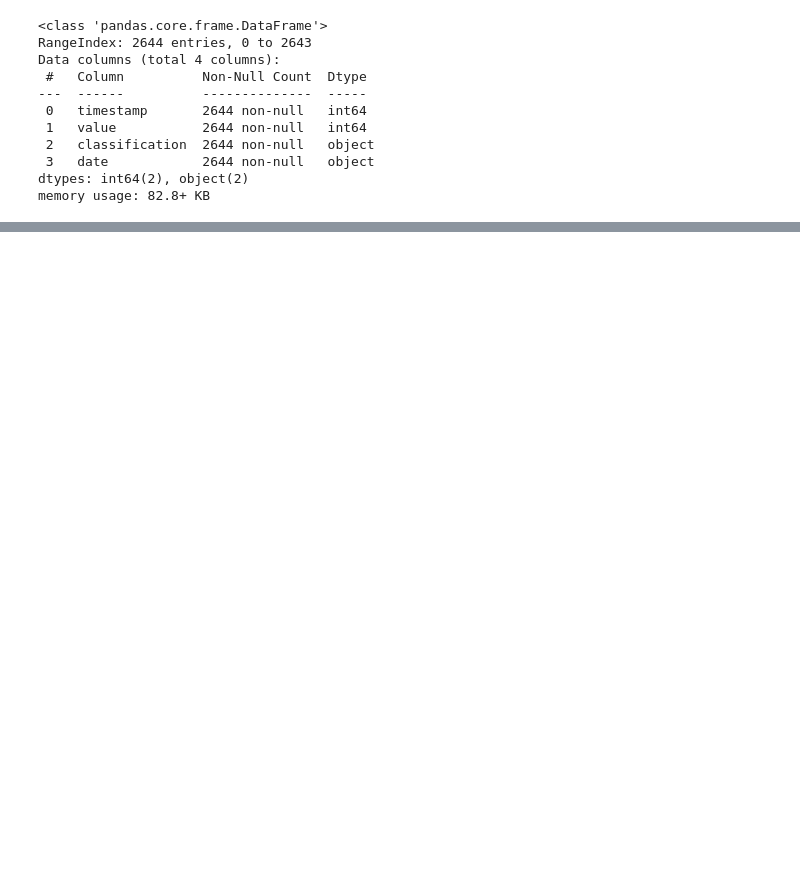
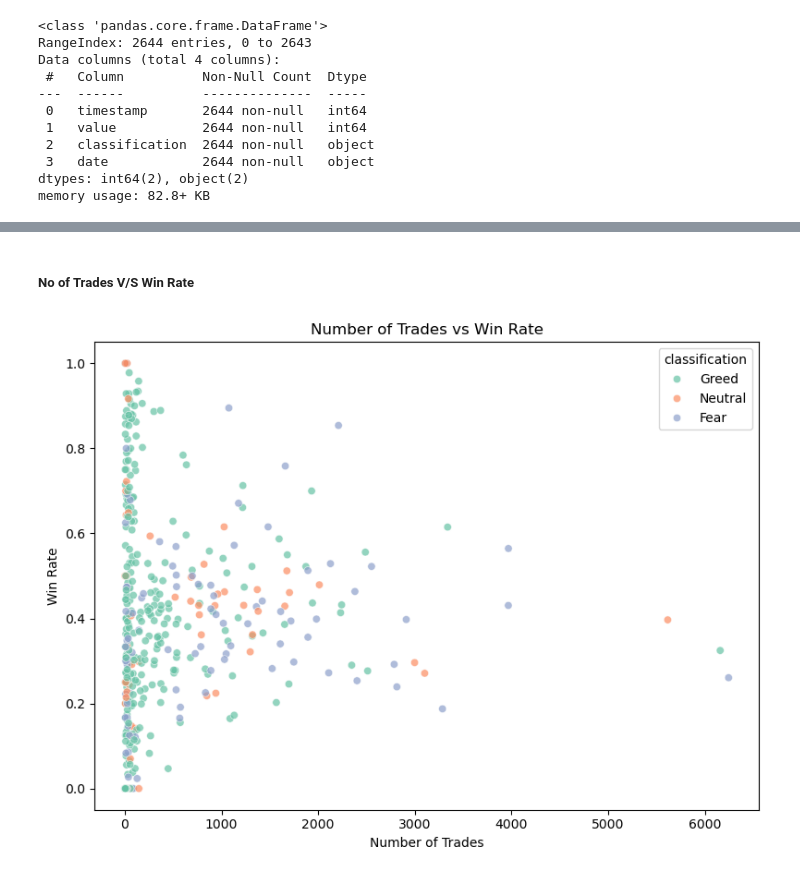
Before and after one commit to Cyboiii/Trader-Performance-vs-Market-Sentiment, a Jupyter notebook: analysis.ipynb, the cells around one changed output, grey strips where cells are left out. Drawn from its saved outputs; the diff is of its cells as text; code cells hidden in the pictures; blank space fills up the shorter version.

```diff
--- a/analysis.ipynb
+++ b/analysis.ipynb
@@ -100,0 +366,23 @@ memory usage: 82.8+ KB
+# %% [markdown]
+##### No of Trades V/S Win Rate
+# %%
+plt.figure(figsize=(8,6))
+
+sns.scatterplot(
+    data=final_df,
+    x="num_trades",
+    y="win_rate",
+    hue="classification",
+    palette="Set2",
+    alpha=0.7
+)
+
+plt.title("Number of Trades vs Win Rate")
+plt.xlabel("Number of Trades")
+plt.ylabel("Win Rate")
+
+plt.tight_layout()
+plt.savefig("plots/trades_vs_winrate.png", dpi=180)
+plt.show()
+# %% [output]
+[figure, added]
```
Also changed, not shown: parts of 60 cells of this notebook.
